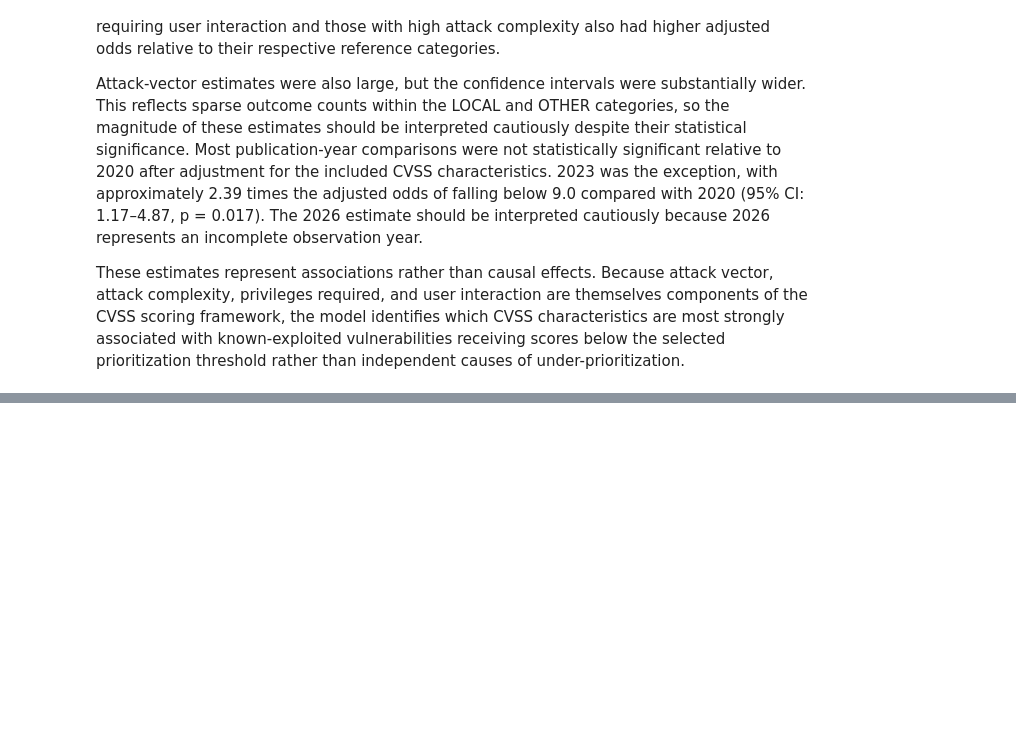
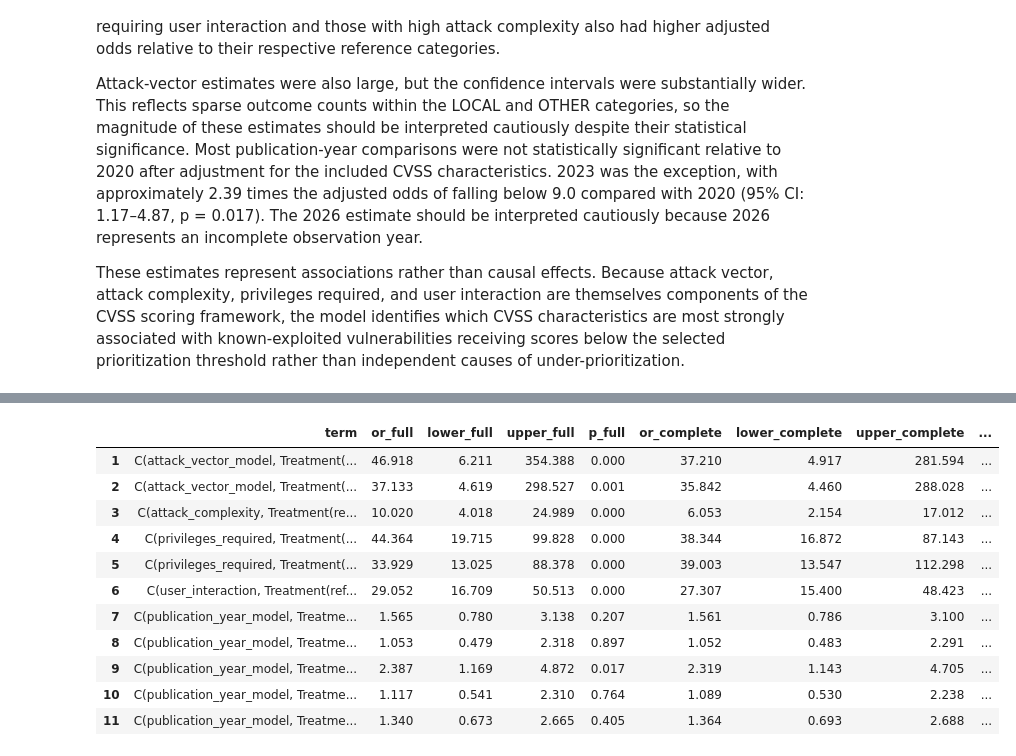
Before and after one commit to aaliyahmjh/data698-capstone, a Jupyter notebook: notebooks/core_eda.ipynb, the cells around one changed output, grey strips where cells are left out. Cells and saved outputs as stored; diff of their text form; code cells hidden in the pictures; blank space fills up the shorter version.

```diff
--- a/notebooks/core_eda.ipynb
+++ b/notebooks/core_eda.ipynb
@@ -2243,0 +2682,17 @@ These estimates represent associations rather than causal effects. Because attac
+# %%
+model_2020_2025, table_2020_2025, warnings_2020_2025 = (
+    fit_threshold_model(
+        model_df,
+        threshold=9,
+        exclude_2026=True
+    )
+)
+
+print(model_2020_2025.summary())
+
+print("\nWarnings:", warnings_2020_2025)
+
+table_2020_2025.to_csv(
+    RESULTS_DIR / "logistic_regression_excluding_2026.csv",
+    index=False
+)
@@ -2243,0 +2738,60 @@ These estimates represent associations rather than causal effects. Because attac
+# %%
+
+# Full sample CVSS 9 model
+full_table = threshold_results_df[
+    threshold_results_df["threshold"] == 9
+].copy()
+
+full_table = full_table[
+    ["term", "odds_ratio", "ci_lower", "ci_upper", "p_value"]
+].rename(columns={
+    "odds_ratio": "or_full",
+    "ci_lower": "lower_full",
+    "ci_upper": "upper_full",
+    "p_value": "p_full"
+})
+
+# Complete-year model
+complete_table = table_2020_2025[
+    ["term", "odds_ratio", "ci_lower", "ci_upper", "p_value"]
+].rename(columns={
+    "odds_ratio": "or_complete",
+    "ci_lower": "lower_complete",
+    "ci_upper": "upper_complete",
+    "p_value": "p_complete"
+})
+
+year_comparison = full_table.merge(
+    complete_table,
+    on="term",
+    how="inner"
+)
+
+year_comparison["or_ratio_complete_vs_full"] = (
+    year_comparison["or_complete"] /
+    year_comparison["or_full"]
+)
+
+display(
+    year_comparison[
+        ~year_comparison["term"].eq("Intercept")
+    ].round(3)
+)
+
+year_comparison.to_csv(
+    RESULTS_DIR / "logistic_2026_sensitivity_comparison.csv",
+    index=False
+)
+# %% [output]
+|  | term | or_full | lower_full | upper_full | p_full | or_complete | lower_complete | upper_complete | ... |
+| 1 | C(attack_vector_model, Treatment(... | 46.918 | 6.211 | 354.388 | 0.000 | 37.210 | 4.917 | 281.594 | ... |
+| 2 | C(attack_vector_model, Treatment(... | 37.133 | 4.619 | 298.527 | 0.001 | 35.842 | 4.460 | 288.028 | ... |
+| 3 | C(attack_complexity, Treatment(re... | 10.020 | 4.018 | 24.989 | 0.000 | 6.053 | 2.154 | 17.012 | ... |
+| 4 | C(privileges_required, Treatment(... | 44.364 | 19.715 | 99.828 | 0.000 | 38.344 | 16.872 | 87.143 | ... |
+| 5 | C(privileges_required, Treatment(... | 33.929 | 13.025 | 88.378 | 0.000 | 39.003 | 13.547 | 112.298 | ... |
+| 6 | C(user_interaction, Treatment(ref... | 29.052 | 16.709 | 50.513 | 0.000 | 27.307 | 15.400 | 48.423 | ... |
+| 7 | C(publication_year_model, Treatme... | 1.565 | 0.780 | 3.138 | 0.207 | 1.561 | 0.786 | 3.100 | ... |
+| 8 | C(publication_year_model, Treatme... | 1.053 | 0.479 | 2.318 | 0.897 | 1.052 | 0.483 | 2.291 | ... |
+| 9 | C(publication_year_model, Treatme... | 2.387 | 1.169 | 4.872 | 0.017 | 2.319 | 1.143 | 4.705 | ... |
+| 10 | C(publication_year_model, Treatme... | 1.117 | 0.541 | 2.310 | 0.764 | 1.089 | 0.530 | 2.238 | ... |
+| 11 | C(publication_year_model, Treatme... | 1.340 | 0.673 | 2.665 | 0.405 | 1.364 | 0.693 | 2.688 | ... |
```
Also changed, not shown: parts of 51 cells of this notebook, 22 other files.
